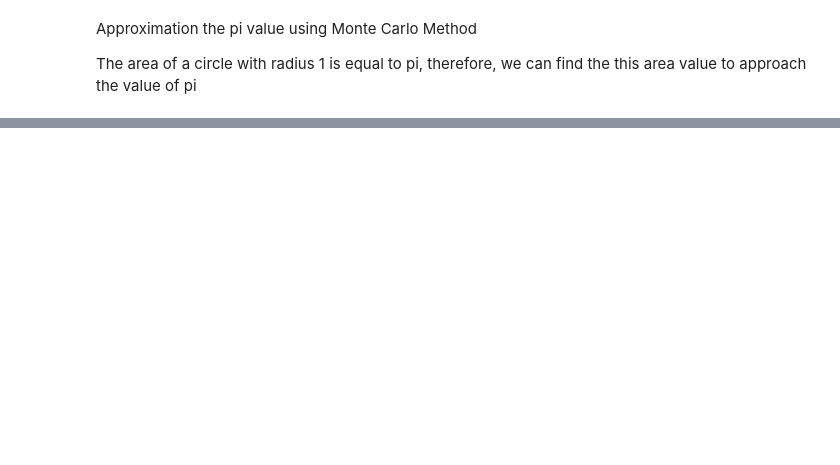
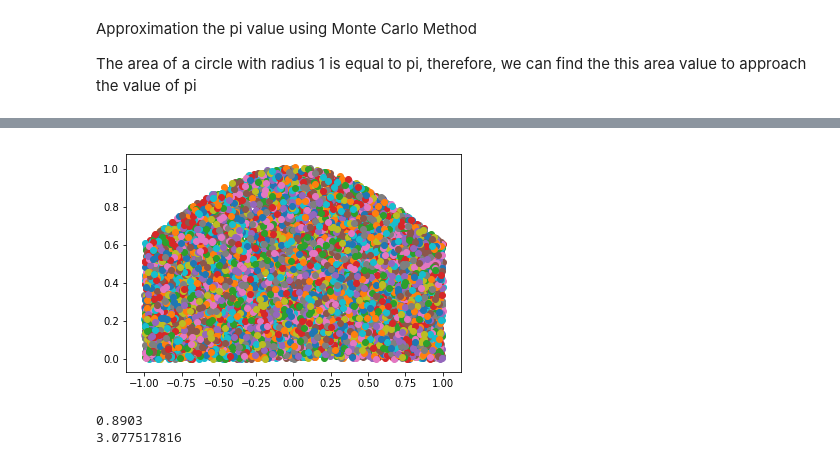
Before and after one commit to kindasad/gudnite, a Jupyter notebook: Research_problem.ipynb, the cells around one changed output, grey strips where cells are left out. Cells and saved outputs as stored; diff of their text form; code cells hidden in the pictures; blank space fills up the shorter version.

```diff
--- a/Research_problem.ipynb
+++ b/Research_problem.ipynb
@@ -91,0 +110,24 @@ plt.plot(x_N,y_N)
+# %%
+def random_function_point(N,min_,max_,func):
+    x=list(np.random.uniform(low=min_, high=max_, size=(N)))
+    y_=list()
+    for i in x:
+        y=random.uniform(0,func(i))
+        y_.append(y)
+
+    return  x,y_
+# %%
+x,y=random_function_point(10000,-1,1,g1)
+# %%
+for i in range(len(x)):
+    plt.scatter(x[i] ,y[i])
+# %% [output]
+[figure, added]
+# %%
+factor,count,x_,y_=(monte(x,y,r_1,N=10000))
+print (factor)
+area=factor*1.72836*2
+print (area)
+# %% [output]
+0.8903
+3.077517816
```
Also changed, not shown: parts of 6 cells of this notebook, 1 other file.
